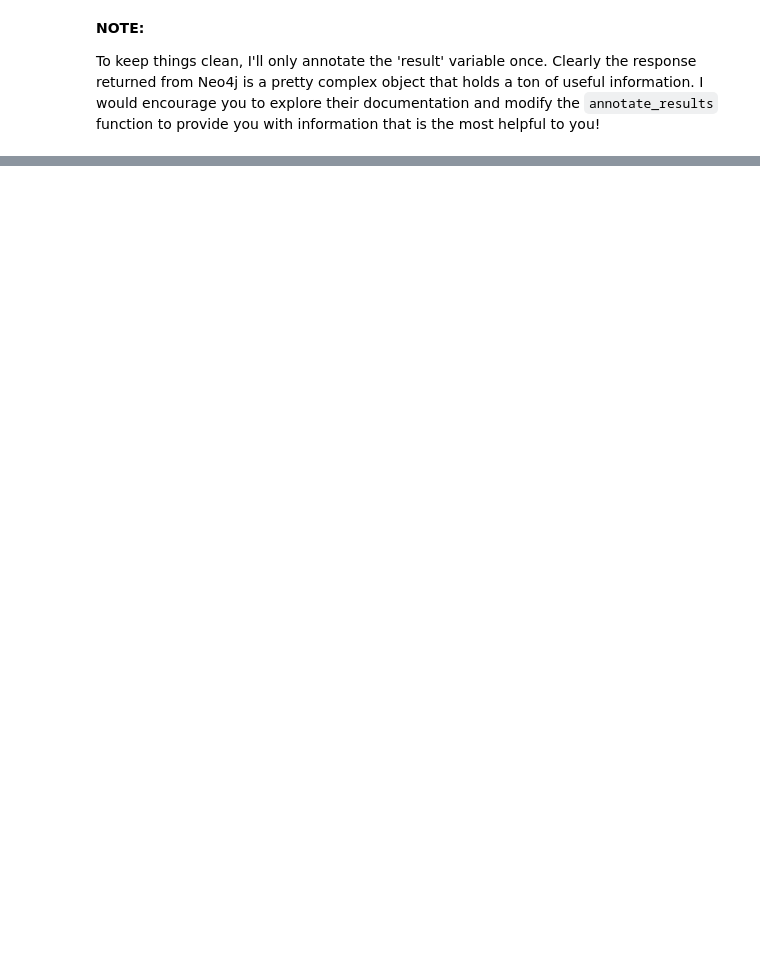
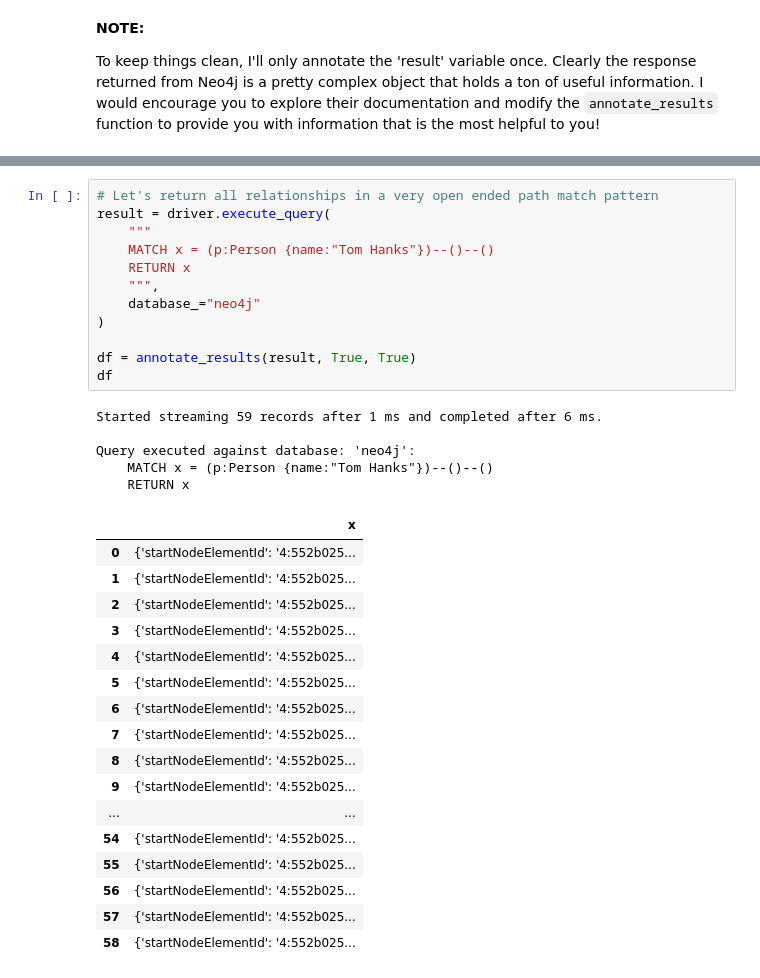
Before and after one commit to spencer-shaw2/Cypher-QL, a Jupyter notebook: notebooks/00-introduction.ipynb, the cells around one changed output, grey strips where cells are left out. Cells and saved outputs as stored; diff of their text form; blank space fills up the shorter version.

```diff
--- a/notebooks/00-introduction.ipynb
+++ b/notebooks/00-introduction.ipynb
@@ -140,0 +536,35 @@ Query executed (database 'dev'):
+# %%
+# Let's return all relationships in a very open ended path match pattern
+result = driver.execute_query(
+    """
+    MATCH x = (p:Person {name:"Tom Hanks"})--()--()
+    RETURN x
+    """,
+    database_="neo4j"
+)
+
+df = annotate_results(result, True, True)
+df
+# %% [output]
+Started streaming 59 records after 1 ms and completed after 6 ms.
+
+Query executed against database: 'neo4j':
+    MATCH x = (p:Person {name:"Tom Hanks"})--()--()
+    RETURN x
+|  | x |
+| 0 | {'startNodeElementId': '4:552b025... |
+| 1 | {'startNodeElementId': '4:552b025... |
+| 2 | {'startNodeElementId': '4:552b025... |
+| 3 | {'startNodeElementId': '4:552b025... |
+| 4 | {'startNodeElementId': '4:552b025... |
+| 5 | {'startNodeElementId': '4:552b025... |
+| 6 | {'startNodeElementId': '4:552b025... |
+| 7 | {'startNodeElementId': '4:552b025... |
+| 8 | {'startNodeElementId': '4:552b025... |
+| 9 | {'startNodeElementId': '4:552b025... |
+| ... | ... |
+| 54 | {'startNodeElementId': '4:552b025... |
+| 55 | {'startNodeElementId': '4:552b025... |
+| 56 | {'startNodeElementId': '4:552b025... |
+| 57 | {'startNodeElementId': '4:552b025... |
+| 58 | {'startNodeElementId': '4:552b025... |
```
Also changed, not shown: parts of 24 cells of this notebook.
